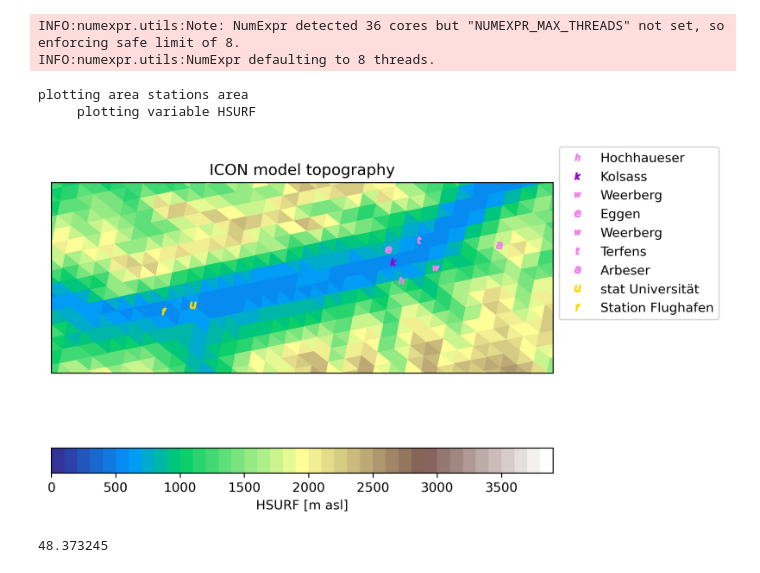
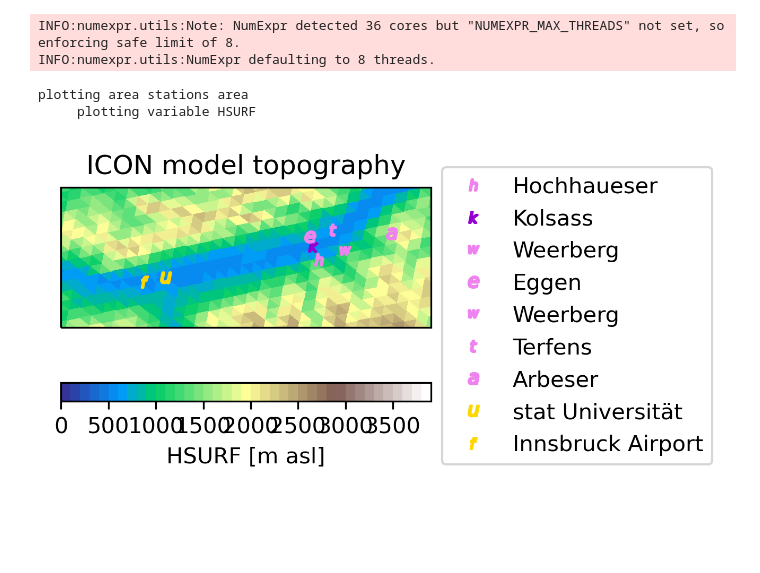
Before and after one commit to tlezuo/icon-vis, a Jupyter notebook: mapplot/mapplot_overview_maps.ipynb, the cells around one changed output. Cells and saved outputs as stored; diff of their text form; code cells hidden in the pictures; blank space fills up the shorter version.

```diff
--- a/mapplot/mapplot_overview_maps.ipynb
+++ b/mapplot/mapplot_overview_maps.ipynb
@@ -13,6 +13,7 @@ import pandas as pd
 import datetime as dt
 import numpy as np
 import sys
+import pickle
 
 # #own scripts
 sys.path.append('../utilities_tlezuo/')
@@ -21,6 +22,30 @@ import varfunctions as vf
 from timefunctions import *
 
 from ipdb import set_trace
+
+#  define class of pc_dict
+class Point_coordinates:
+    def __init__(self, shortname, name, color, marker, lat, lon, altitude, iconID, iconHSURF, iconHHL, iconHFL, height_dict):
+        self.short = shortname
+        self.name = name
+        self.color = color
+        self.marker = marker
+        self.lat = lat
+        self.lon = lon
+        self.alt = altitude
+        self.iconID = iconID
+        self.iconHSURF = iconHSURF
+        self.iconHHL = iconHHL
+        self.iconHFL = iconHFL
+        self.hdict = height_dict
+
+
+# load pc_dict and its lists
+pc_dict = np.load('../utilities_tlezuo/pc_dict.npy',allow_pickle=True).item()
+with open ('../utilities_tlezuo/pc_iconID_list','rb') as f:
+    pc_iconID_list = pickle.load(f)
+with open ('../utilities_tlezuo/pc_short_list','rb') as a:
+    pc_short_list = pickle.load(a)
 # %% [output]
 INFO:numexpr.utils:Note: NumExpr detected 36 cores but "NUMEXPR_MAX_THREADS" not set, so enforcing safe limit of 8.
 INFO:numexpr.utils:NumExpr defaulting to 8 threads.
@@ -46,4 +59,16 @@ plottype = 'poly' # 'poly' = triangles,'contourf'= smoothed, 'contour'= lines
 # %%
+
+###############################################################################################
+## DECIDE ##
+# where to save
+plotpath_base = '/scratch/tlezuo/icon-vis/hor_cross/'
+# decide which areas to plot
+area=lf.stat_only
+
+# decide which variables to plot
+pvar = vf.HSURF
+# decide how to plot it
+plottype = 'poly' # 'poly' = triangles,'contourf'= smoothed, 'contour'= lines
 ###############################################################################################
 ## PLOT SETUP ##
 # loop 1 over areas
@@ -70,42 +95,34 @@ pp = psy.plot.mapplot(data_c,
     t = 0,
     projection = 'robin',
     plot=plottype,
     bounds = np.arange(pvar.min,pvar.max,pvar.ticks),#{'method': 'minmax', 'vmin':pvar.min, 'vmax':pvar.max},
     map_extent = [area.lonmin, area.lonmax, area.latmin, area.latmax],
     title = title,
     cmap=pvar.cmap,
     cticks=np.arange(pvar.min,pvar.max,pvar.ticks*5),
     clabel = pvar.name+' '+pvar.units,
     xgrid = False, ygrid = False,
     )
 # set_trace()
 #annotations
 fig = plt.gcf()
-fig.set_size_inches(7,7)
+fig.set_size_inches(3,3)
 handles_list=[]
 labels_list=[]
 for locmark in area.locmarks:
-    pos_lon, pos_lat = iconvis.add_coordinates(locmark.lon,locmark.lat,area.lonmin,area.lonmax,area.latmin,area.latmax)
-    fig.axes[0].plot(pos_lon, pos_lat,color=locmark.color,marker=locmark.marker, markersize=5, transform=fig.axes[0].transAxes,label=locmark.name,linestyle='None')
+    pos_lon, pos_lat = iconvis.add_coordinates(pc_dict[locmark].lon,pc_dict[locmark].lat,area.lonmin,area.lonmax,area.latmin,area.latmax)
+    fig.axes[0].plot(pos_lon, pos_lat,color=pc_dict[locmark].color,marker=pc_dict[locmark].marker, markersize=5, transform=fig.axes[0].transAxes,label=pc_dict[locmark].name,linestyle='None')
     # handles_list.append(locmark.marker)
     # labels_list.append(locmark.name)
     # if locmark.name == 'Station Flughafen':
     #     fig.axes[0].text(pos_lon-0.06, pos_lat+0.03,locmark.name, transform=fig.axes[0].transAxes,color=locmark.color,fontsize=16)
     #     fig.axes[0].plot(pos_lon, pos_lat,color=locmark.color,marker= '.', markersize=20, transform=fig.axes[0].transAxes,label=locmark.name,linestyle='None')
 
 fig.legend(loc='upper left', bbox_to_anchor=(0.9, 0.7))
 plt.rcParams['figure.dpi'] = 300
 # save figure
 pp.update()
 # %% [output]
 plotting area stations area
      plotting variable HSURF
-[figure, old version]
+[figure, new version]
-# %%
-
-np.rad2deg(data_c.clat[locmark.iconID+1].values)
-# data_c.clat[locmark.iconID].values
-# data_c
-# locmark.lat
-# %% [output]
-48.373245
```
Also changed, not shown: parts of 2 cells of this notebook, 19 other files.
